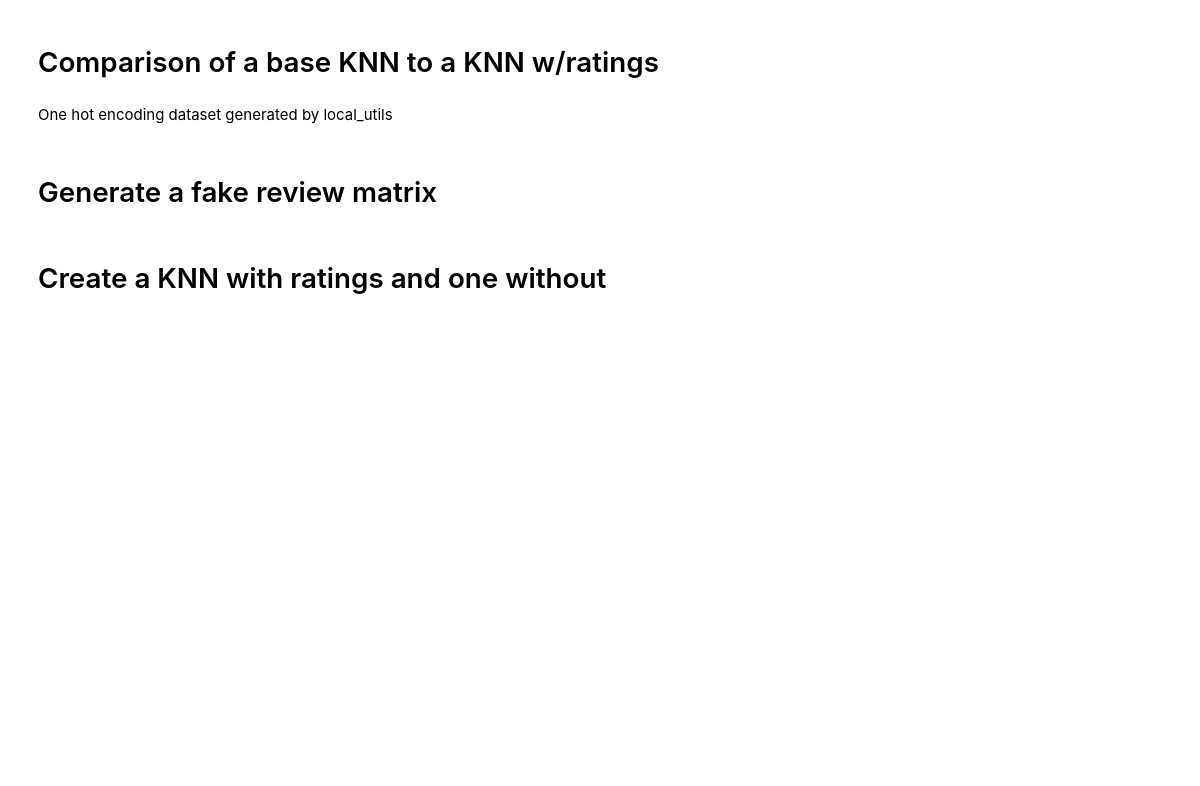
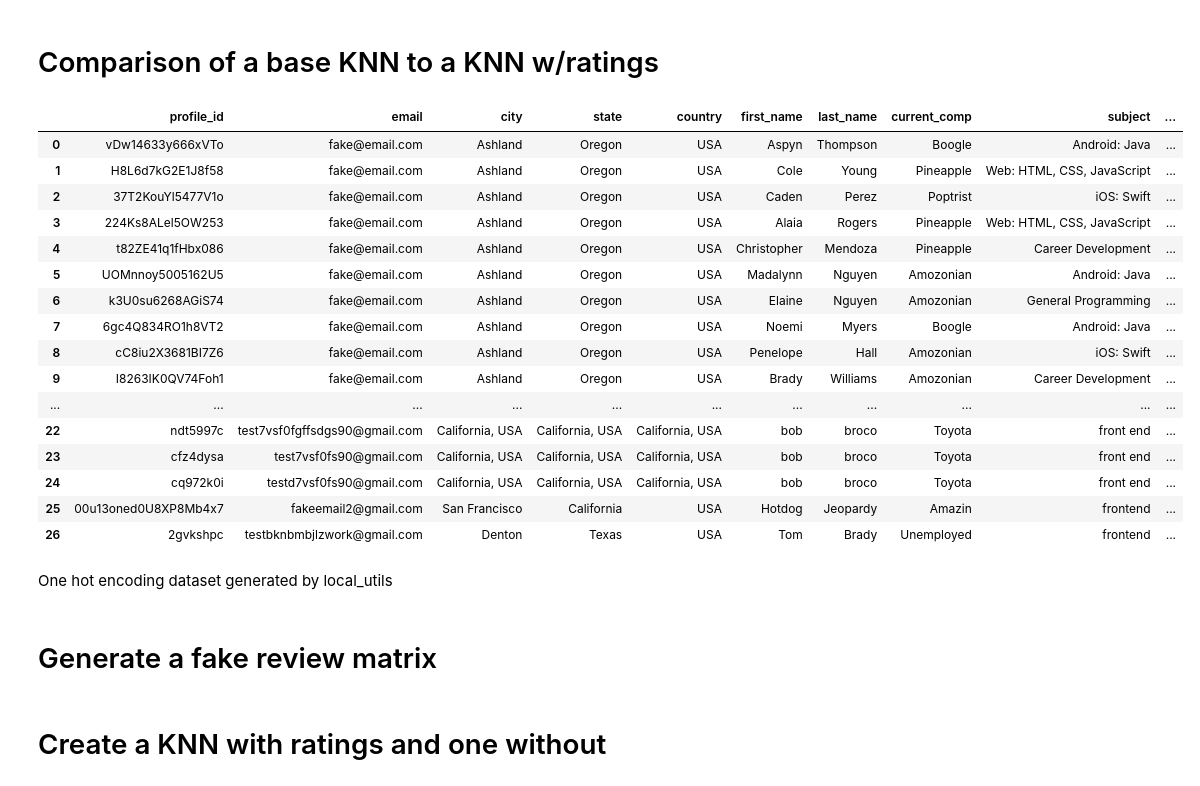
Before and after one commit to BloomTech-Labs/underdog-devs-ds-a, a Jupyter notebook: notebooks/KNN.ipynb, the cells around one changed output. Saved outputs shown, nothing was run; the diff lists cells and outputs as text; code cells hidden in the pictures; blank space fills up the shorter version.

Commit message:
pulled mock data from server

```diff
--- a/notebooks/KNN.ipynb
+++ b/notebooks/KNN.ipynb
@@ -11,0 +10,3 @@ mentees = pd.read_csv('../notebooks/Mentee_Mentor_Data_Generator/mentee.csv', us
+# %%
+response = requests.post('http://underdog-devs-ds-a-dev.us-east-1.elasticbeanstalk.com/Mentors/read')
+mentors = pd.DataFrame(response.json()['result'])
@@ -12,3 +16,23 @@ mentees = pd.read_csv('../notebooks/Mentee_Mentor_Data_Generator/mentee.csv', us
+# %%
+mentors
+# %% [output]
+|  | profile_id | email | city | state | country | first_name | last_name | current_comp | subject | ... |
+| 0 | vDw14633y666xVTo | fake@email.com | Ashland | Oregon | USA | Aspyn | Thompson | Boogle | Android: Java | ... |
+| 1 | H8L6d7kG2E1J8f58 | fake@email.com | Ashland | Oregon | USA | Cole | Young | Pineapple | Web: HTML, CSS, JavaScript | ... |
+| 2 | 37T2KouYl5477V1o | fake@email.com | Ashland | Oregon | USA | Caden | Perez | Poptrist | iOS: Swift | ... |
+| 3 | 224Ks8ALel5OW253 | fake@email.com | Ashland | Oregon | USA | Alaia | Rogers | Pineapple | Web: HTML, CSS, JavaScript | ... |
+| 4 | t82ZE41q1fHbx086 | fake@email.com | Ashland | Oregon | USA | Christopher | Mendoza | Pineapple | Career Development | ... |
+| 5 | UOMnnoy5005162U5 | fake@email.com | Ashland | Oregon | USA | Madalynn | Nguyen | Amozonian | Android: Java | ... |
+| 6 | k3U0su6268AGiS74 | fake@email.com | Ashland | Oregon | USA | Elaine | Nguyen | Amozonian | General Programming | ... |
+| 7 | 6gc4Q834RO1h8VT2 | fake@email.com | Ashland | Oregon | USA | Noemi | Myers | Boogle | Android: Java | ... |
+| 8 | cC8iu2X3681BI7Z6 | fake@email.com | Ashland | Oregon | USA | Penelope | Hall | Amozonian | iOS: Swift | ... |
+| 9 | I8263IK0QV74Foh1 | fake@email.com | Ashland | Oregon | USA | Brady | Williams | Amozonian | Career Development | ... |
+| ... | ... | ... | ... | ... | ... | ... | ... | ... | ... | ... |
+| 22 | ndt5997c | test7vsf0fgffsdgs90@gmail.com | California, USA | California, USA | California, USA | bob | broco | Toyota | front end | ... |
+| 23 | cfz4dysa | test7vsf0fs90@gmail.com | California, USA | California, USA | California, USA | bob | broco | Toyota | front end | ... |
+| 24 | cq972k0i | testd7vsf0fs90@gmail.com | California, USA | California, USA | California, USA | bob | broco | Toyota | front end | ... |
+| 25 | 00u13oned0U8XP8Mb4x7 | fakeemail2@gmail.com | San Francisco | California | USA | Hotdog | Jeopardy | Amazin | frontend | ... |
+| 26 | 2gvkshpc | testbknbmbjlzwork@gmail.com | Denton | Texas | USA | Tom | Brady | Unemployed | frontend | ... |
 # %% [markdown]
 One hot encoding dataset generated by local_utils
 # %%
```
Also changed, not shown: parts of 3 cells of this notebook.
